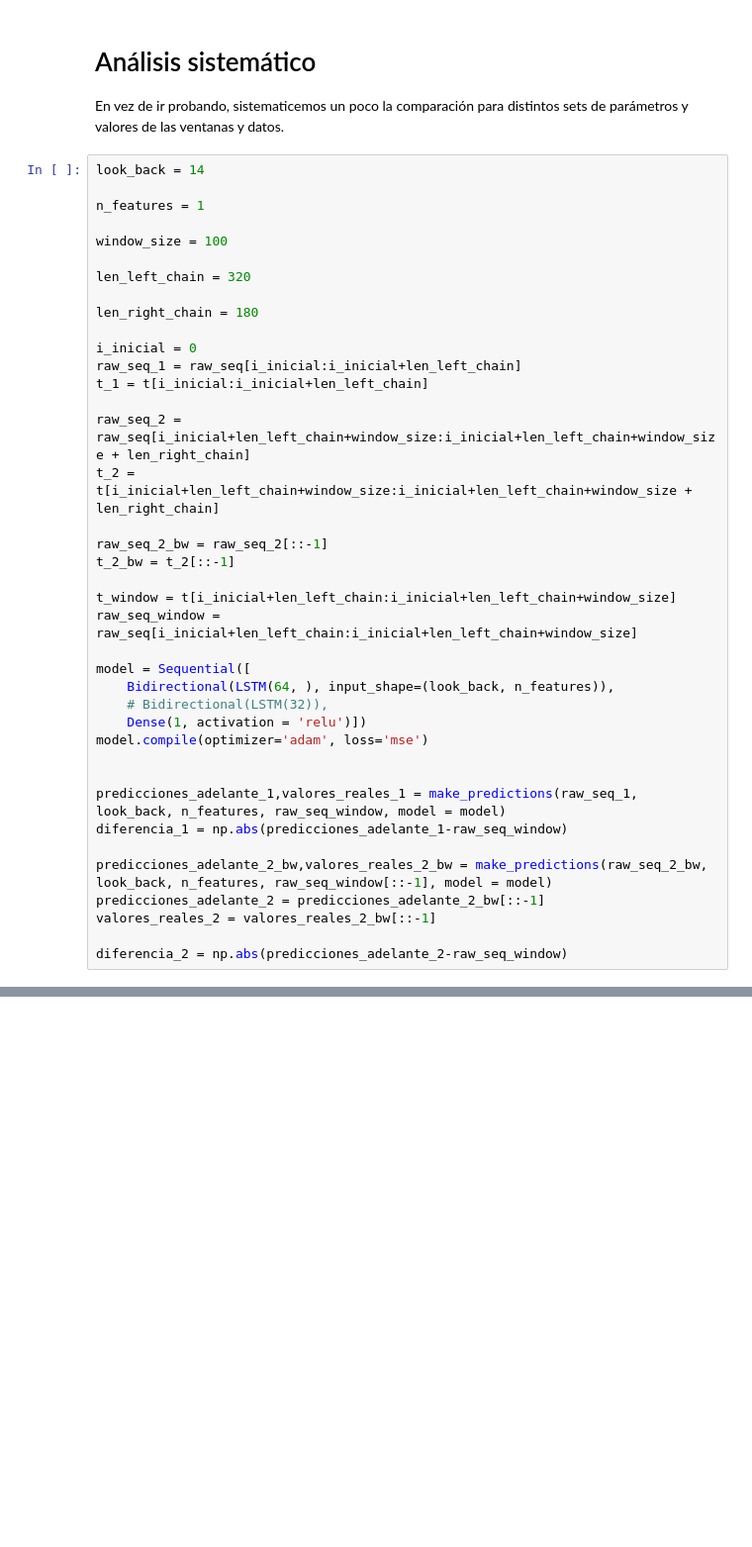
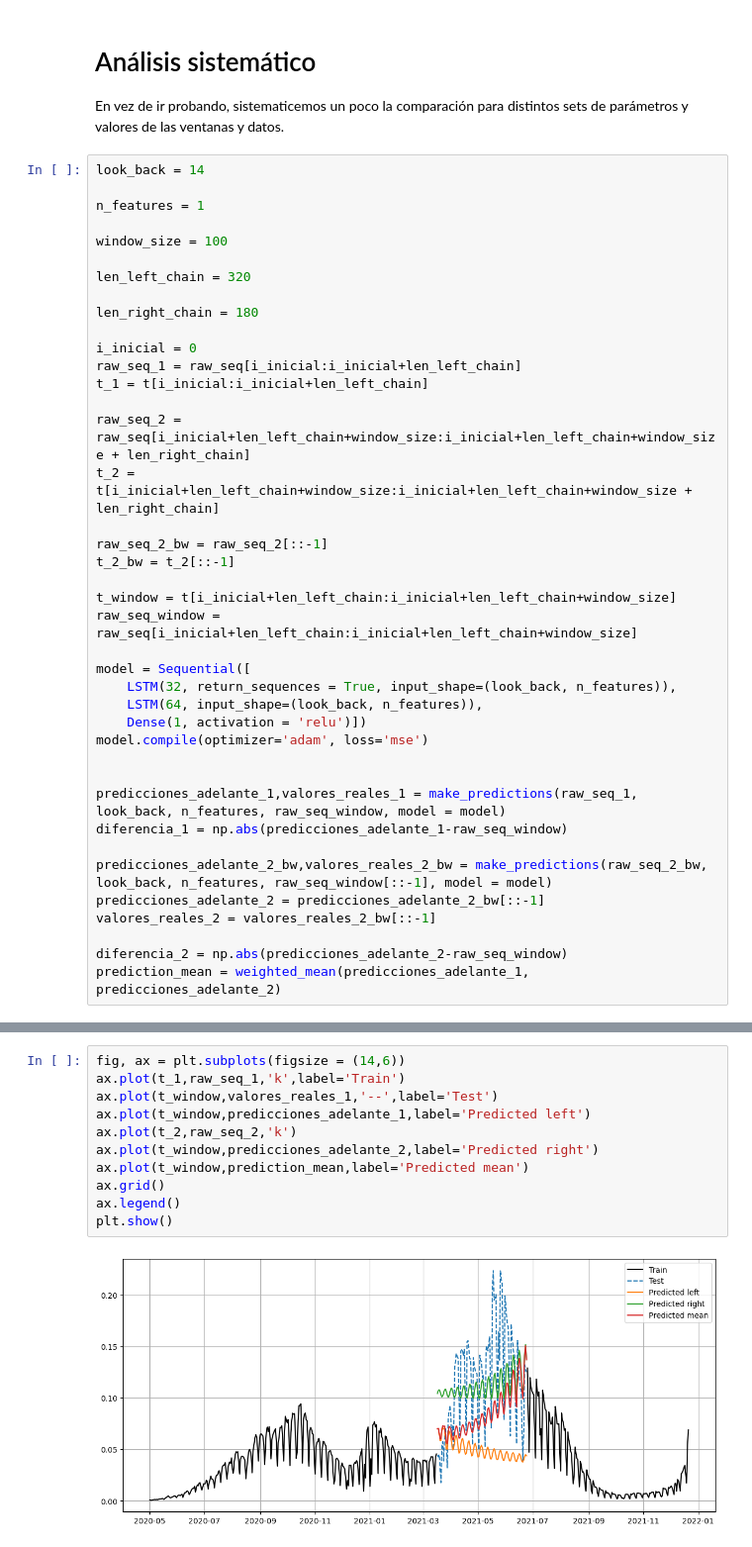
Before and after one commit to matiasleize/final_exam_ML, a Jupyter notebook: final_covid.ipynb, the cells around one changed output, grey strips where cells are left out. Shown at 99% size. Drawn from its saved outputs; the diff is of its cells as text; blank space fills up the shorter version.

```diff
--- a/final_covid.ipynb
+++ b/final_covid.ipynb
@@ -323,8 +322,8 @@ t_window = t[i_inicial+len_left_chain:i_inicial+len_left_chain+window_size]
 raw_seq_window = raw_seq[i_inicial+len_left_chain:i_inicial+len_left_chain+window_size]
 
 model = Sequential([
-    Bidirectional(LSTM(64, ), input_shape=(look_back, n_features)),
-    # Bidirectional(LSTM(32)),
+    LSTM(32, return_sequences = True, input_shape=(look_back, n_features)),
+    LSTM(64, input_shape=(look_back, n_features)),
     Dense(1, activation = 'relu')])
 model.compile(optimizer='adam', loss='mse')
 
@@ -337,4 +336,5 @@ predicciones_adelante_2 = predicciones_adelante_2_bw[::-1]
 valores_reales_2 = valores_reales_2_bw[::-1]
 
 diferencia_2 = np.abs(predicciones_adelante_2-raw_seq_window)
+prediction_mean = weighted_mean(predicciones_adelante_1, predicciones_adelante_2)
 # %% [output]
@@ -380,0 +381,13 @@ INFO:tensorflow:Assets written to: ram://276f4cdf-5078-45d4-8555-6d029cda403c/as
+# %%
+fig, ax = plt.subplots(figsize = (14,6))
+ax.plot(t_1,raw_seq_1,'k',label='Train')
+ax.plot(t_window,valores_reales_1,'--',label='Test')
+ax.plot(t_window,predicciones_adelante_1,label='Predicted left')
+ax.plot(t_2,raw_seq_2,'k')
+ax.plot(t_window,predicciones_adelante_2,label='Predicted right')
+ax.plot(t_window,prediction_mean,label='Predicted mean')
+ax.grid()
+ax.legend()
+plt.show()
+# %% [output]
+[figure, added]
```
Also changed, not shown: parts of 8 cells of this notebook.
